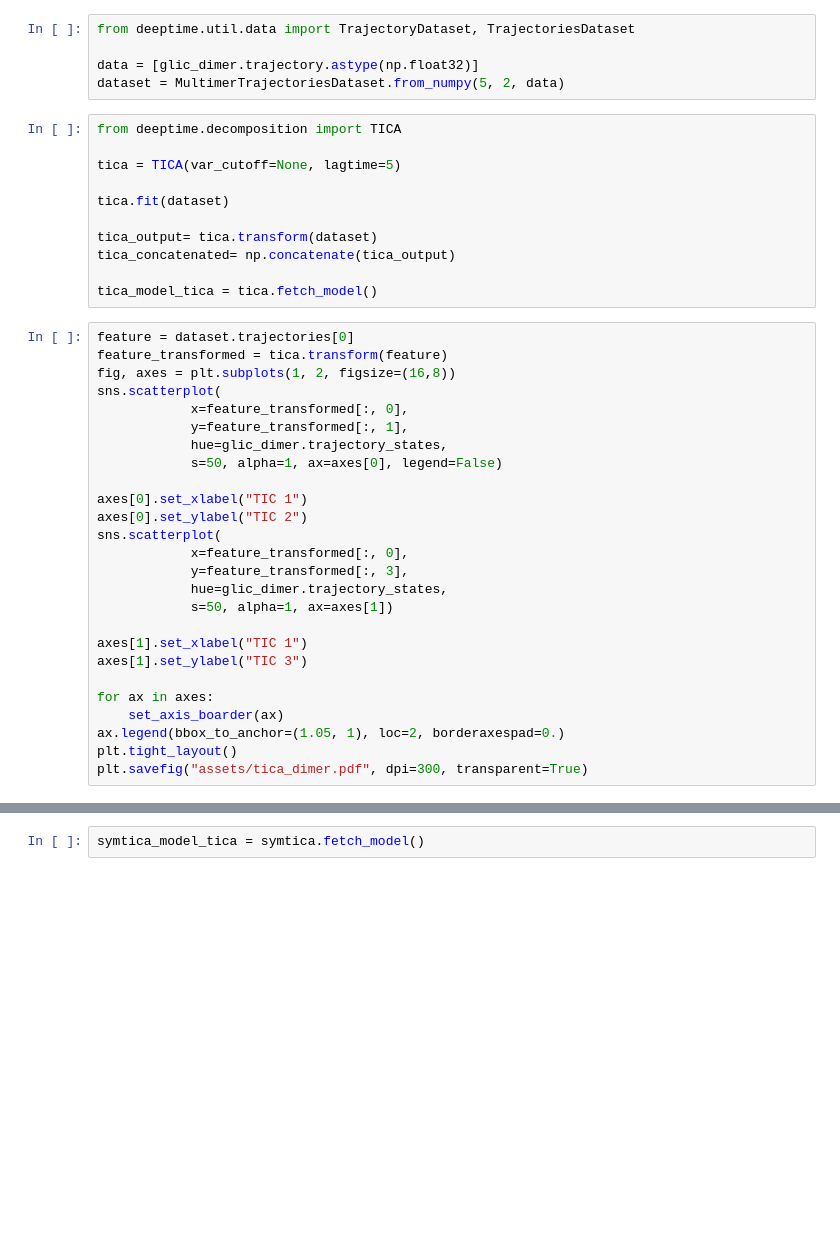
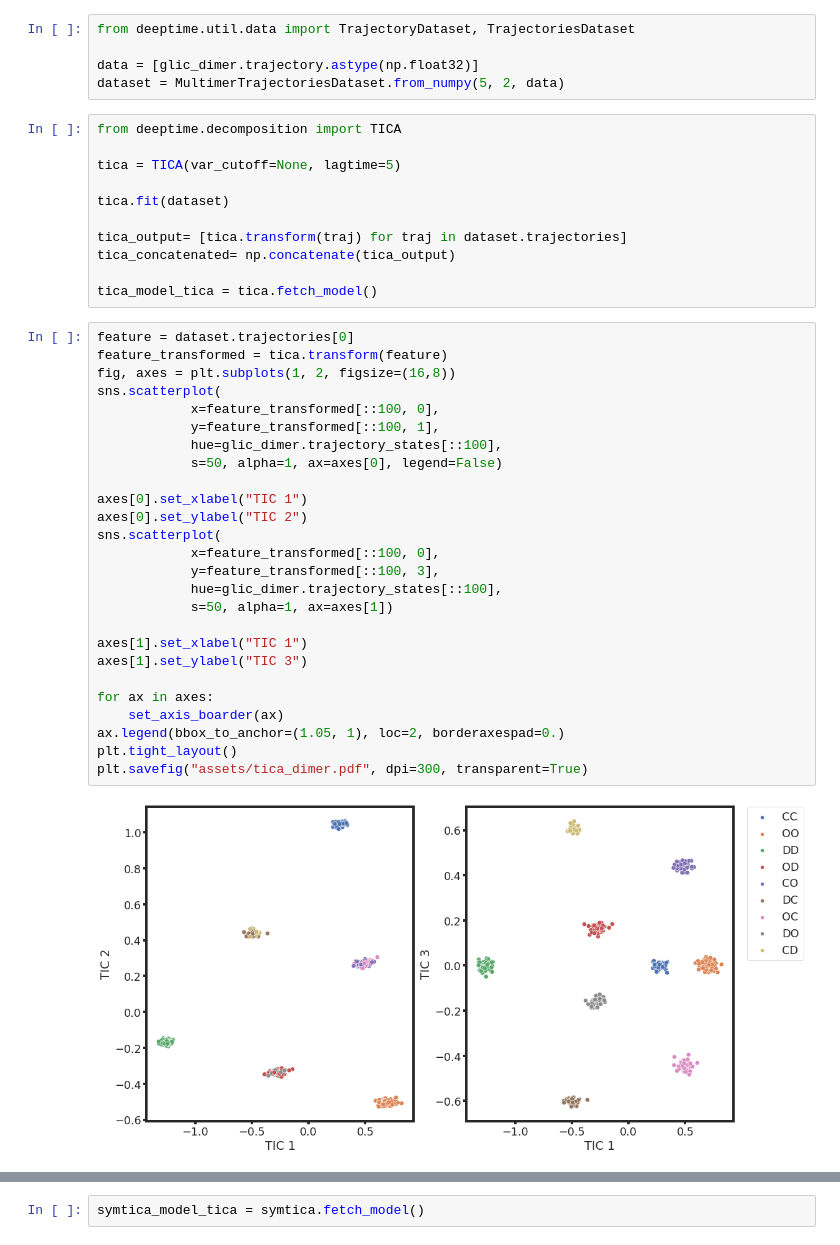
Before and after one commit to yuxuanzhuang/msm_a7_nachrs, a Jupyter notebook: Examples/dimer.ipynb, the cells around one changed output, grey strips where cells are left out. Drawn from its saved outputs; the diff is of its cells as text; blank space fills up the shorter version.

```diff
--- a/Examples/dimer.ipynb
+++ b/Examples/dimer.ipynb
@@ -176,33 +205,35 @@ tica = TICA(var_cutoff=None, lagtime=5)
 
 tica.fit(dataset)
 
-tica_output= tica.transform(dataset)
+tica_output= [tica.transform(traj) for traj in dataset.trajectories]
 tica_concatenated= np.concatenate(tica_output)
 
 tica_model_tica = tica.fetch_model()
 # %%
 feature = dataset.trajectories[0]
 feature_transformed = tica.transform(feature)
 fig, axes = plt.subplots(1, 2, figsize=(16,8))
 sns.scatterplot(
-            x=feature_transformed[:, 0],
-            y=feature_transformed[:, 1],
-            hue=glic_dimer.trajectory_states,
+            x=feature_transformed[::100, 0],
+            y=feature_transformed[::100, 1],
+            hue=glic_dimer.trajectory_states[::100],
             s=50, alpha=1, ax=axes[0], legend=False)
 
 axes[0].set_xlabel("TIC 1")
 axes[0].set_ylabel("TIC 2")
 sns.scatterplot(
-            x=feature_transformed[:, 0],
-            y=feature_transformed[:, 3],
-            hue=glic_dimer.trajectory_states,
+            x=feature_transformed[::100, 0],
+            y=feature_transformed[::100, 3],
+            hue=glic_dimer.trajectory_states[::100],
             s=50, alpha=1, ax=axes[1])
 
 axes[1].set_xlabel("TIC 1")
 axes[1].set_ylabel("TIC 3")
 
 for ax in axes:
     set_axis_boarder(ax)
 ax.legend(bbox_to_anchor=(1.05, 1), loc=2, borderaxespad=0.)
 plt.tight_layout()
 plt.savefig("assets/tica_dimer.pdf", dpi=300, transparent=True)
+# %% [output]
+[figure, added]
```
Also changed, not shown: parts of 46 cells of this notebook, 21 other files.
